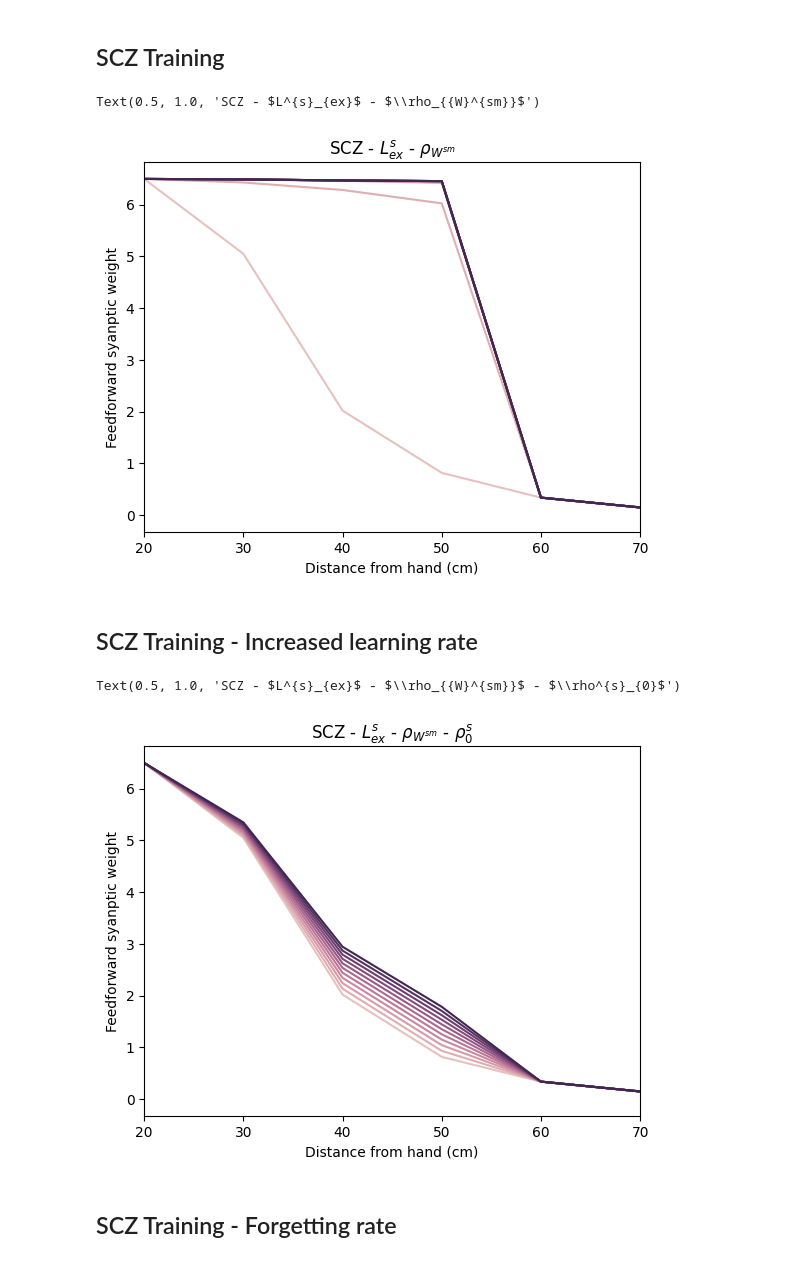
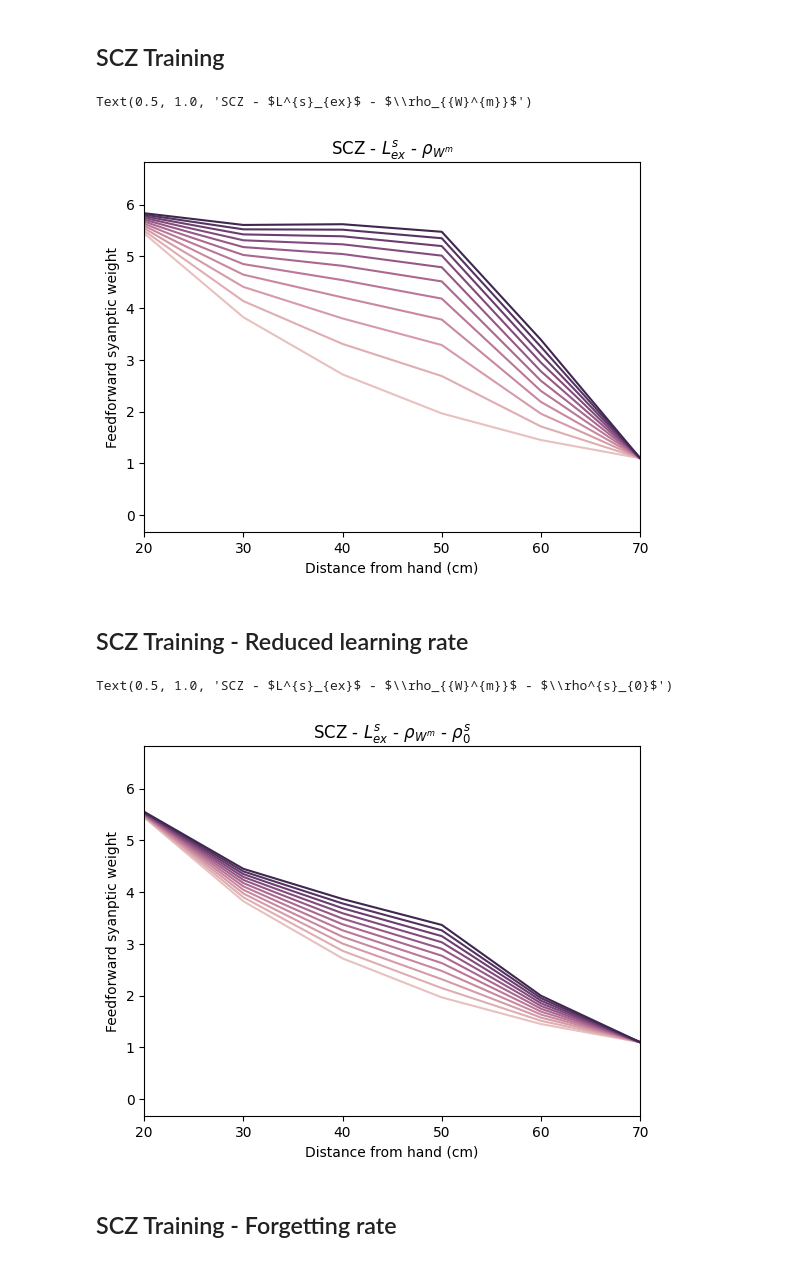
Before and after one commit to renatoparedes/SCZ_PPS_Expansion_Model, a Jupyter notebook: FIG5_Plasticity_Exploration.ipynb, the cells around one changed output. Drawn from its saved outputs; the diff is of its cells as text; code cells hidden in the pictures.

```diff
--- a/FIG5_Plasticity_Exploration.ipynb
+++ b/FIG5_Plasticity_Exploration.ipynb
@@ -70,3 +99,19 @@ Text(0.5, 1.0, 'HC')
 # %% [markdown]
 ## SCZ Training
+# %%
+Lex, Pr = 7.887e-01, 4.773e-01
+SCZLt, SCZLa, SCZLv = Lw(
+    Lex_t=Lex,
+    Lin_t=0.05,
+    sigmaex_t=1,
+    sigmain_t=4,
+    Lex_a=Lex,
+    Lin_a=0.05,
+    sigmaex_a=20,
+    sigmain_a=80,
+    Lex_v=Lex,
+    Lin_v=0.05,
+    sigmaex_v=1,
+    sigmain_v=4,
+)
 # %%
@@ -117,10 +157,10 @@ plt.xlim(2, 7)
 plt.xticks(ticks=[2, 3, 4, 5, 6, 7], labels=[20, 30, 40, 50, 60, 70])
 plt.xlabel("Distance from hand (cm)")
 plt.ylabel("Feedforward syanptic weight")
-plt.title("SCZ - " + r"$L^{s}_{ex}$ - " + r"$\rho_{{W}^{sm}}$")
+plt.title("SCZ - " + r"$L^{s}_{ex}$ - " + r"$\rho_{{W}^{m}}$")
 # %% [output]
-Text(0.5, 1.0, 'SCZ - $L^{s}_{ex}$ - $\\rho_{{W}^{sm}}$')
+Text(0.5, 1.0, 'SCZ - $L^{s}_{ex}$ - $\\rho_{{W}^{m}}$')
-[figure, old version]
+[figure, new version]
 # %% [markdown]
-## SCZ Training - Increased learning rate
+## SCZ Training - Reduced learning rate
 # %%
@@ -159,19 +199,19 @@ SCZWa_tr_rho, SCZWv_tr_rho, _, _, _, _ = FWTraining(
 # %%
 scz_training_steps_rho = np.column_stack(
     (SCZWa_tr_rho[:, 1, :, 0], SCZWa_tr_rho[:, 1, -1, -1])
 )
 
 sns.lineplot(
     scz_training_steps_rho, palette="ch:dark=.20,light=.80", dashes=False, legend=False
 )
 plt.xlim(2, 7)
 plt.xticks(ticks=[2, 3, 4, 5, 6, 7], labels=[20, 30, 40, 50, 60, 70])
 plt.xlabel("Distance from hand (cm)")
 plt.ylabel("Feedforward syanptic weight")
-plt.title("SCZ - " + r"$L^{s}_{ex}$ - " + r"$\rho_{{W}^{sm}}$ - " + r"$\rho^{s}_{0}$")
+plt.title("SCZ - " + r"$L^{s}_{ex}$ - " + r"$\rho_{{W}^{m}}$ - " + r"$\rho^{s}_{0}$")
 # %% [output]
-Text(0.5, 1.0, 'SCZ - $L^{s}_{ex}$ - $\\rho_{{W}^{sm}}$ - $\\rho^{s}_{0}$')
+Text(0.5, 1.0, 'SCZ - $L^{s}_{ex}$ - $\\rho_{{W}^{m}}$ - $\\rho^{s}_{0}$')
-[figure, old version]
+[figure, new version]
 # %% [markdown]
 ## SCZ Training - Forgetting rate
 # %%
```
Also changed, not shown: parts of 11 cells of this notebook, 16 other files.
